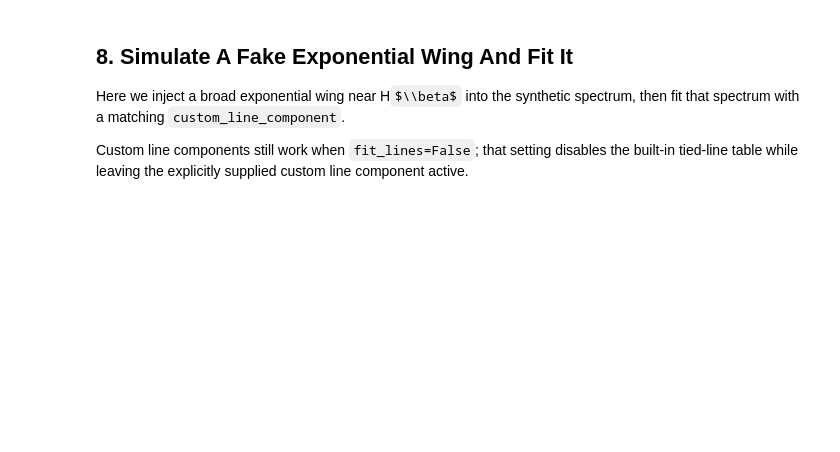
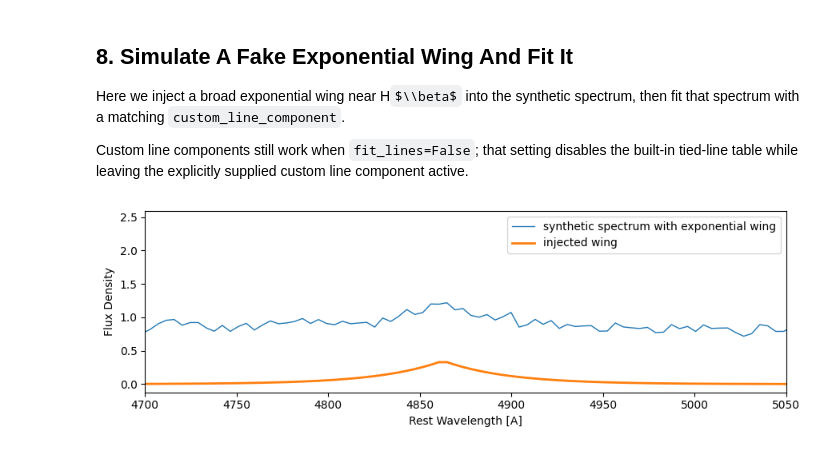
Before and after one commit to burke86/jaxqsofit, a Jupyter notebook: notebooks/06_custom_components_tutorial.ipynb, the cells around one changed output. Drawn from its saved outputs; the diff is of its cells as text; code cells hidden in the pictures; some formulas as TeX source; blank space fills up the shorter version.

```diff
--- a/notebooks/06_custom_components_tutorial.ipynb
+++ b/notebooks/06_custom_components_tutorial.ipynb
@@ -182,24 +230,26 @@ Custom line components still work when `fit_lines=False`; that setting disables
 # %%
 wing_amp_true = 0.35
 wing_tau_true = 35.0
 wing_flux = np.asarray(
     exponential_line_profile(
         wave_rest,
         params={'amp': wing_amp_true, 'tau': wing_tau_true},
         metadata={'center': 4862.68},
     )
 )
 
-flux_with_wing = flux + wing_flux
+flux_with_wing = flux - hbeta + wing_flux
 
 plt.figure(figsize=(9, 3))
 plt.plot(wave_rest, flux_with_wing, lw=1, label='synthetic spectrum with exponential wing')
 plt.plot(wave_rest, wing_flux, lw=2, label='injected wing')
 plt.xlim(4700, 5050)
 plt.xlabel('Rest Wavelength [A]')
 plt.ylabel('Flux Density')
 plt.legend()
 plt.tight_layout()
+# %% [output]
+[figure, added]
 # %%
 wing_prior_config = PriorConfig.from_spectrum(flux=flux_with_wing, redshift=z)
 
```
Also changed, not shown: parts of 16 cells of this notebook, 6 other files.
